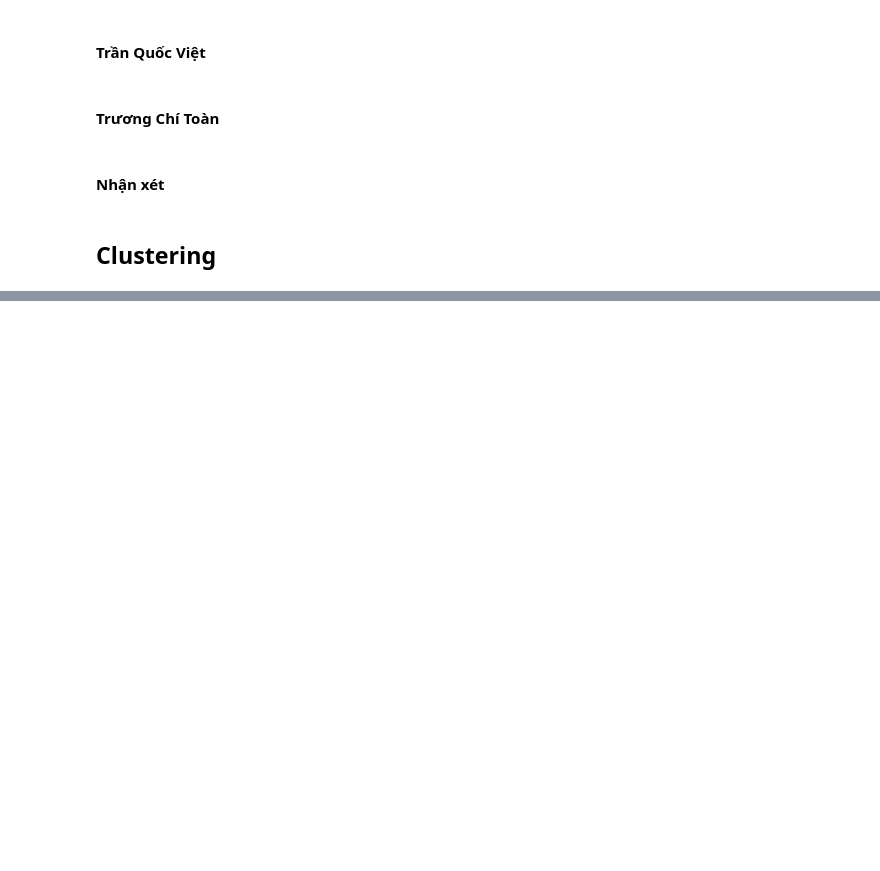
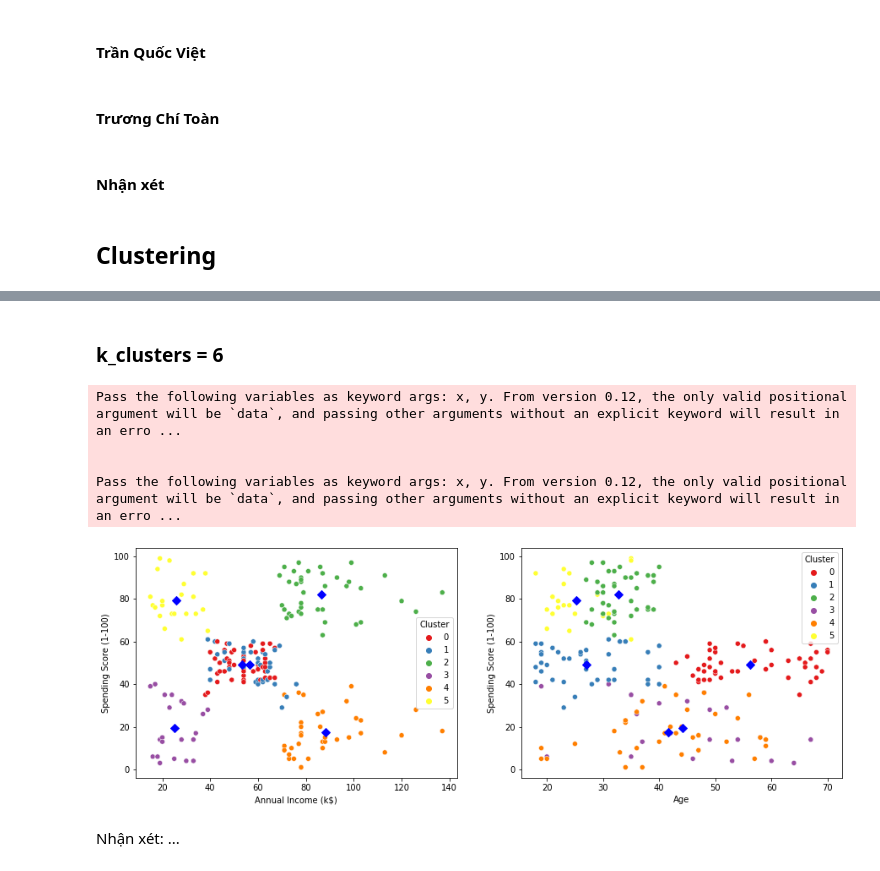
Before and after one commit to vietsimon/CLUSTERING-PROJECT, a Jupyter notebook: Project-3.ipynb, the cells around one changed output, grey strips where cells are left out. Cells and saved outputs as stored; diff of their text form; code cells hidden in the pictures; blank space fills up the shorter version.

```diff
--- a/Project-3.ipynb
+++ b/Project-3.ipynb
@@ -131,0 +248,30 @@ mall_customers_df
+# %% [markdown]
+### k_clusters = 6
+# %%
+k_clusters = 6
+kmean_model = KMeans(n_clusters=k_clusters, init='k-means++').fit(X)
+kmean_clusters = X.copy()
+kmean_clusters.loc[:,'Cluster'] = kmean_model.labels_
+# %%
+fig, ax = plt.subplots(1,2,figsize=(15,5))
+
+sns.scatterplot('Annual Income (k$)', 'Spending Score (1-100)', data=kmean_clusters,
+                    hue='Cluster', palette='Set1', ax=ax[0], legend='full')
+
+sns.scatterplot('Age', 'Spending Score (1-100)', data=kmean_clusters,
+                    hue='Cluster', palette='Set1', ax=ax[1], legend='full')
+
+centroids_1 = [kmean_model.cluster_centers_[:,1],kmean_model.cluster_centers_[:,2]]
+centroids_2 = [kmean_model.cluster_centers_[:,0],kmean_model.cluster_centers_[:,2]]
+
+ax[0].scatter(centroids_1[0],centroids_1[1], marker='D', s=50, c="blue")
+ax[1].scatter(centroids_2[0],centroids_2[1], marker='D', s=50, c="blue")
+plt.show()
+# %% [output]
+Pass the following variables as keyword args: x, y. From version 0.12, the only valid positional argument will be `data`, and passing other arguments without an explicit keyword will result in an erro ...
+
+
+Pass the following variables as keyword args: x, y. From version 0.12, the only valid positional argument will be `data`, and passing other arguments without an explicit keyword will result in an erro ...
+[figure, added]
+# %% [markdown]
+Nhận xét: ...
```
Also changed, not shown: parts of 13 cells of this notebook.
